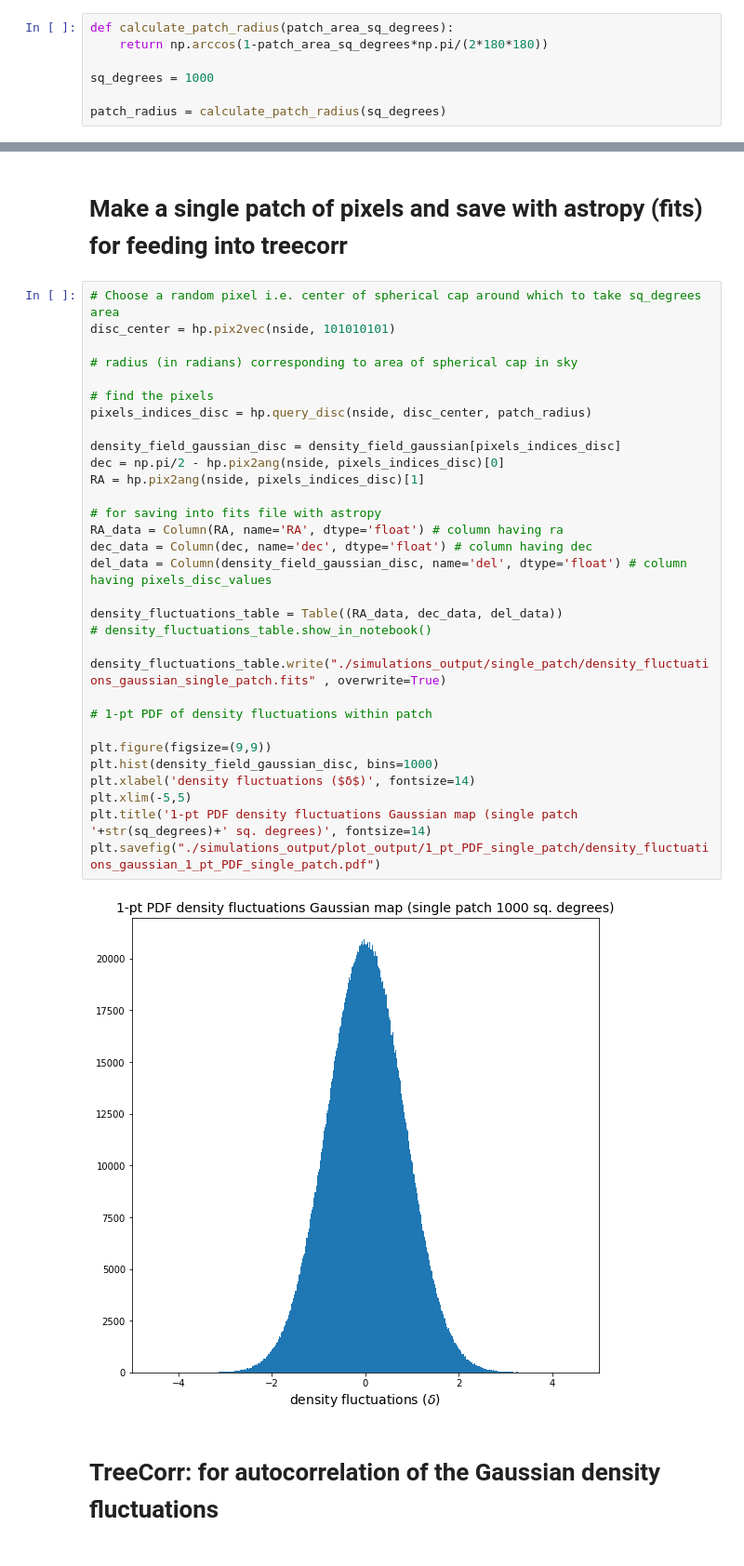
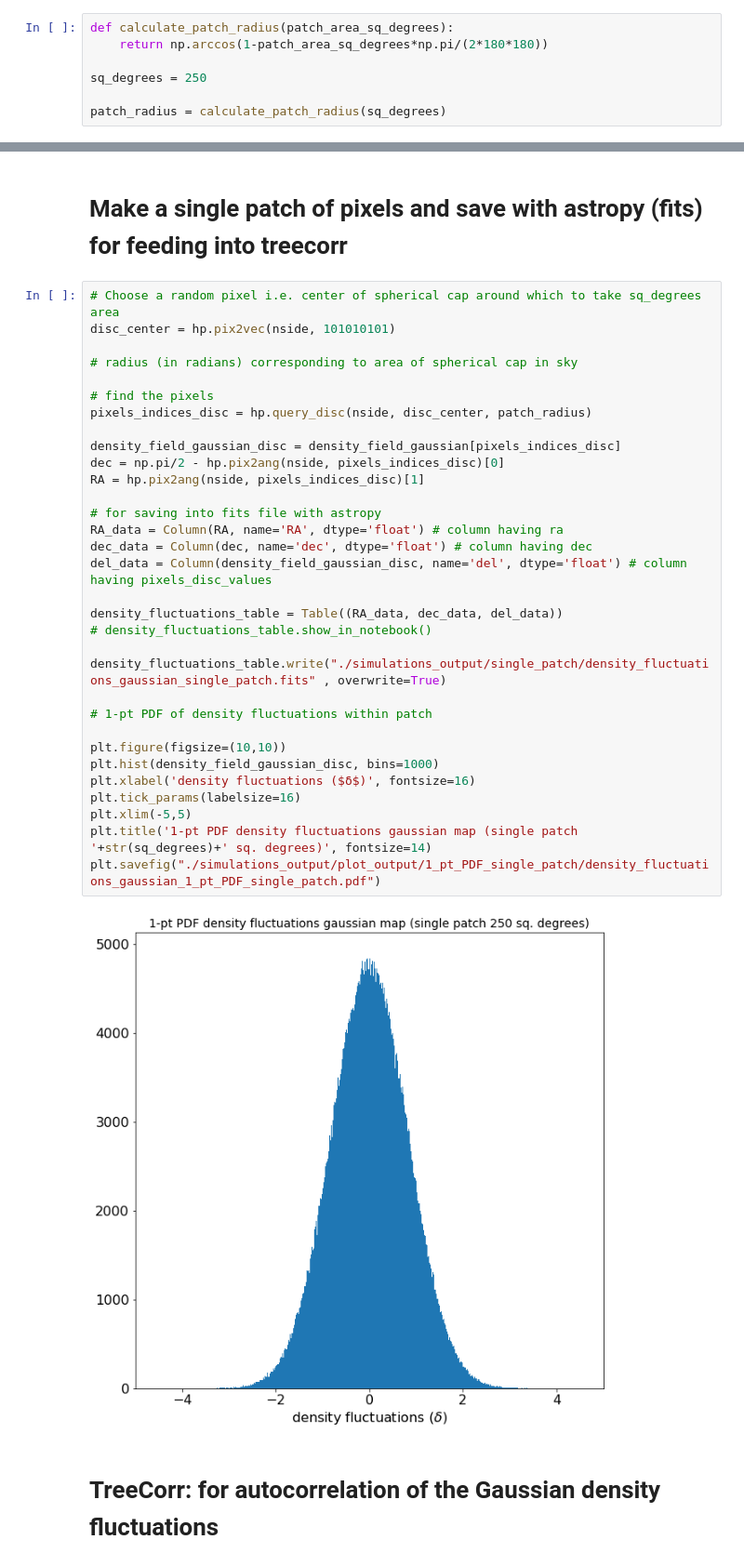
Before and after one commit to anikhalder/Integrated_Bispectrum, a Jupyter notebook: power_spectrum_gaussian/power_spectrum_gaussian_single_patch.ipynb, the cells around one changed output, grey strips where cells are left out. Shown: that part at 93% size. Saved outputs shown, nothing was run; the diff lists cells and outputs as text.

Commit message:
Update Gaussian power spectrum plots and scripts

```diff
--- a/power_spectrum_gaussian/power_spectrum_gaussian_single_patch.ipynb
+++ b/power_spectrum_gaussian/power_spectrum_gaussian_single_patch.ipynb
@@ -15,7 +15,7 @@ import treecorr
 def calculate_patch_radius(patch_area_sq_degrees):
     return np.arccos(1-patch_area_sq_degrees*np.pi/(2*180*180))
 
-sq_degrees = 1000
+sq_degrees = 250
 
 patch_radius = calculate_patch_radius(sq_degrees)
 # %% [markdown]
@@ -73,36 +74,37 @@ The interval between meridians is 30 deg -0.00'.
 # %%
 # Choose a random pixel i.e. center of spherical cap around which to take sq_degrees area
 disc_center = hp.pix2vec(nside, 101010101)
 
 # radius (in radians) corresponding to area of spherical cap in sky
 
 # find the pixels
 pixels_indices_disc = hp.query_disc(nside, disc_center, patch_radius)
 
 density_field_gaussian_disc = density_field_gaussian[pixels_indices_disc]
 dec = np.pi/2 - hp.pix2ang(nside, pixels_indices_disc)[0]
 RA = hp.pix2ang(nside, pixels_indices_disc)[1]
 
 # for saving into fits file with astropy
 RA_data = Column(RA, name='RA', dtype='float') # column having ra
 dec_data = Column(dec, name='dec', dtype='float') # column having dec
 del_data = Column(density_field_gaussian_disc, name='del', dtype='float') # column having pixels_disc_values
 
 density_fluctuations_table = Table((RA_data, dec_data, del_data))
 # density_fluctuations_table.show_in_notebook()
 
 density_fluctuations_table.write("./simulations_output/single_patch/density_fluctuations_gaussian_single_patch.fits" , overwrite=True)
 
 # 1-pt PDF of density fluctuations within patch
 
-plt.figure(figsize=(9,9))
+plt.figure(figsize=(10,10))
 plt.hist(density_field_gaussian_disc, bins=1000)
-plt.xlabel('density fluctuations ($δ$)', fontsize=14)
+plt.xlabel('density fluctuations ($δ$)', fontsize=16)
+plt.tick_params(labelsize=16)
 plt.xlim(-5,5)
-plt.title('1-pt PDF density fluctuations Gaussian map (single patch '+str(sq_degrees)+' sq. degrees)', fontsize=14)
+plt.title('1-pt PDF density fluctuations gaussian map (single patch '+str(sq_degrees)+' sq. degrees)', fontsize=14)
 plt.savefig("./simulations_output/plot_output/1_pt_PDF_single_patch/density_fluctuations_gaussian_1_pt_PDF_single_patch.pdf")
 # %% [output]
-[figure, old version]
+[figure, new version]
 # %% [markdown]
 # TreeCorr: for autocorrelation of the Gaussian density fluctuations
 # %%
```
Also changed, not shown: parts of 3 cells of this notebook, 12 other files.
